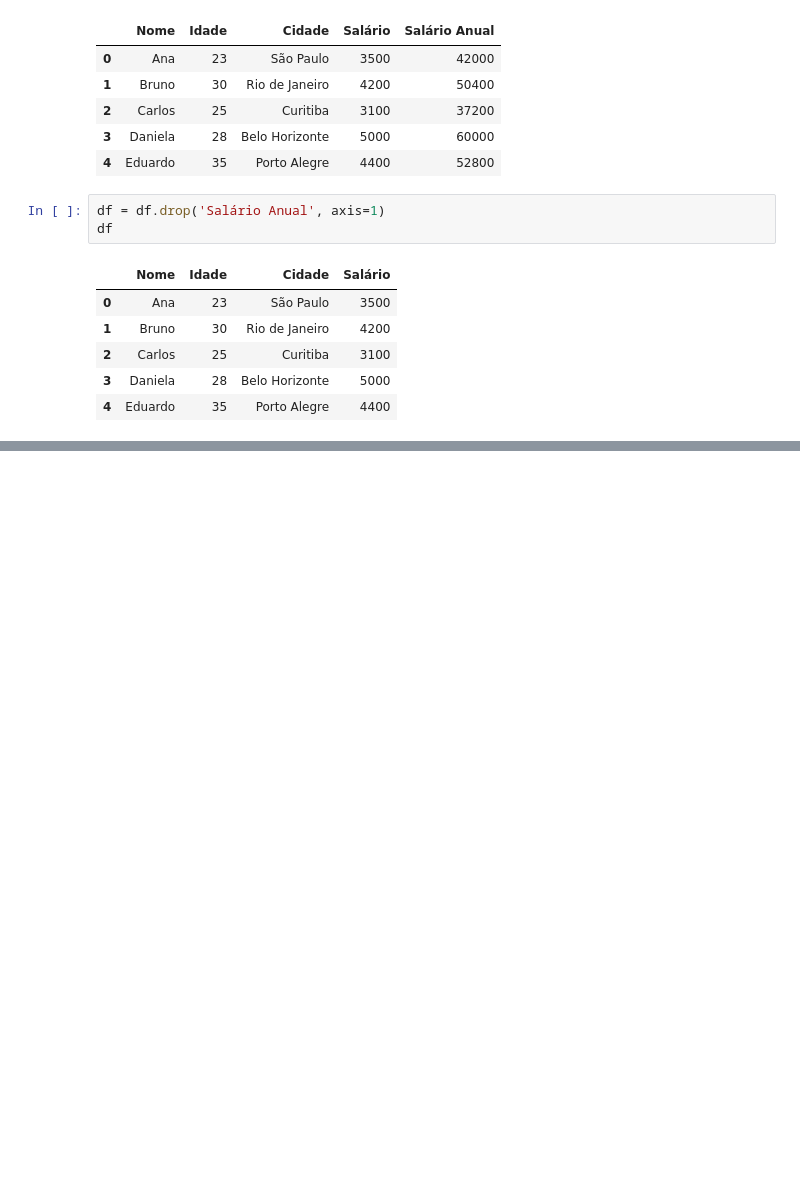
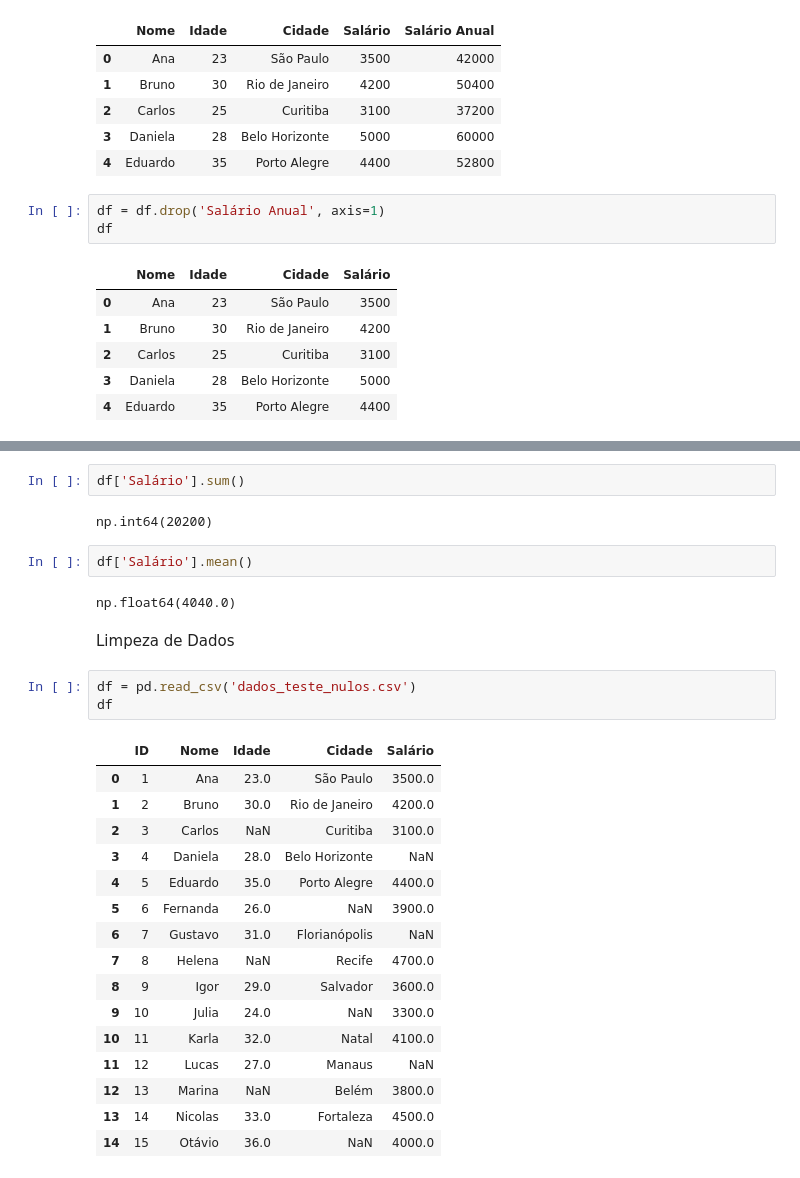
Before and after one commit to isaqkee/testePandas, a Jupyter notebook: pandas.ipynb, the cells around one changed output, grey strips where cells are left out. Cells and saved outputs as stored; diff of their text form; blank space fills up the shorter version.

Commit message:
Fazendo limpeza de dados.

```diff
--- a/pandas.ipynb
+++ b/pandas.ipynb
@@ -191,0 +206,30 @@ df
+# %%
+df['Salário'].sum()
+# %% [output]
+np.int64(20200)
+# %%
+df['Salário'].mean()
+# %% [output]
+np.float64(4040.0)
+# %% [markdown]
+Limpeza de Dados
+# %%
+df = pd.read_csv('dados_teste_nulos.csv')
+df
+# %% [output]
+|  | ID | Nome | Idade | Cidade | Salário |
+| 0 | 1 | Ana | 23.0 | São Paulo | 3500.0 |
+| 1 | 2 | Bruno | 30.0 | Rio de Janeiro | 4200.0 |
+| 2 | 3 | Carlos | NaN | Curitiba | 3100.0 |
+| 3 | 4 | Daniela | 28.0 | Belo Horizonte | NaN |
+| 4 | 5 | Eduardo | 35.0 | Porto Alegre | 4400.0 |
+| 5 | 6 | Fernanda | 26.0 | NaN | 3900.0 |
+| 6 | 7 | Gustavo | 31.0 | Florianópolis | NaN |
+| 7 | 8 | Helena | NaN | Recife | 4700.0 |
+| 8 | 9 | Igor | 29.0 | Salvador | 3600.0 |
+| 9 | 10 | Julia | 24.0 | NaN | 3300.0 |
+| 10 | 11 | Karla | 32.0 | Natal | 4100.0 |
+| 11 | 12 | Lucas | 27.0 | Manaus | NaN |
+| 12 | 13 | Marina | NaN | Belém | 3800.0 |
+| 13 | 14 | Nicolas | 33.0 | Fortaleza | 4500.0 |
+| 14 | 15 | Otávio | 36.0 | NaN | 4000.0 |
```
Also changed, not shown: parts of 6 cells of this notebook, 1 other file.
